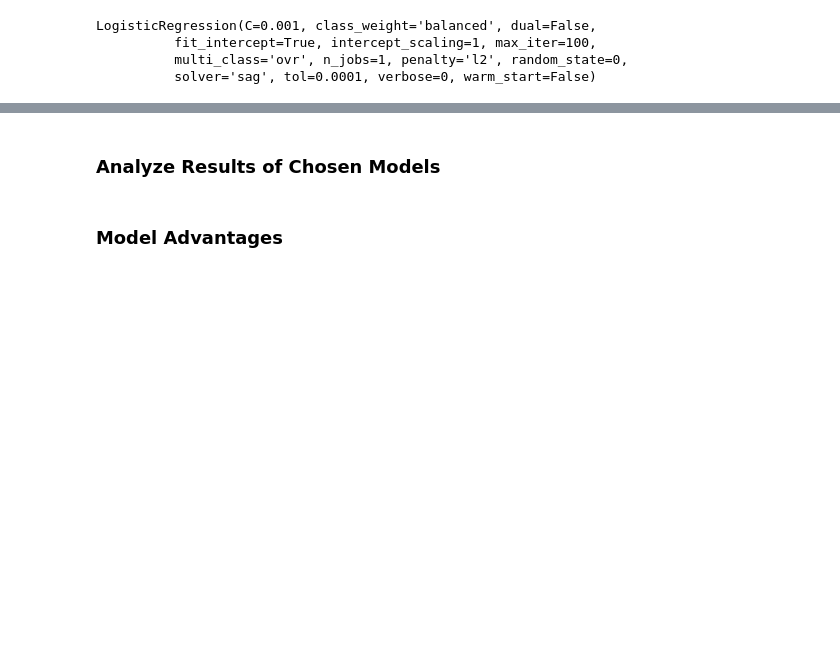
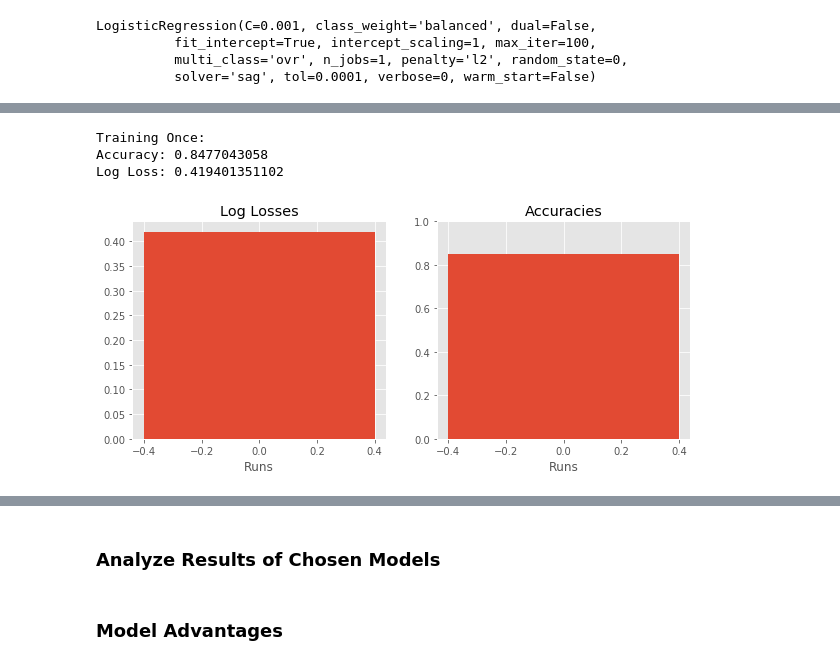
Before and after one commit to davestroud/DataMining_SMU, a Jupyter notebook: Proj2.ipynb, the cells around one changed output, grey strips where cells are left out. Cells and saved outputs as stored; diff of their text form; code cells hidden in the pictures; blank space fills up the shorter version.

```diff
--- a/Proj2.ipynb
+++ b/Proj2.ipynb
@@ -457,0 +479,7 @@ plt.show()
+# %%
+from sklearn.model_selection import StratifiedShuffleSplit
+
+cv = StratifiedShuffleSplit(n_splits=1,train_size=0.5)
+
+# Reset dataframe variable
+df = df2
@@ -457,0 +564,5 @@ plt.show()
+# %%
+yhat = dt_clf.predict(X2[test])
+class_probabilities = dt_clf.predict_proba(X2[test])
+print ('Accuracy:', mt.accuracy_score(y[test],yhat))
+print ('Log Loss:', multiclass_log_loss(y[test], class_probabilities))
@@ -457,0 +597,63 @@ plt.show()
+# %%
+log_losses = []
+accuracies = []
+params = []
+
+from matplotlib import pyplot as plt
+%matplotlib inline
+# %%
+# how to make it generalize a bit better?
+
+# defaults
+dt_clf = DecisionTreeClassifier(criterion='gini', max_depth=None,
+                                min_samples_split=2, min_samples_leaf=1,
+                                max_features=None,
+                                max_leaf_nodes=None)
+
+# overwrite with prepruning methods
+dt_clf = DecisionTreeClassifier(criterion='entropy', max_depth=5,
+                                min_samples_split=1000, min_samples_leaf=1,
+                                max_leaf_nodes=None)
+
+for train, test in cv.split(X,y):
+    print ('Training Once:')
+
+    # transform the data using pca
+    pca.fit(X2[train])
+    X_train = pca.transform(X2[train])
+    X_test = pca.transform(X2[test])
+
+    # train the decision tree algorithm
+    dt_clf.fit(X_train,y[train])
+    yhat = dt_clf.predict(X_test)
+    class_probabilities = dt_clf.predict_proba(X_test)
+
+    # get accuracy and log loss of this training
+    acc = mt.accuracy_score(y[test],yhat)
+    ll = multiclass_log_loss(y[test], class_probabilities)
+    print ('Accuracy:', acc)
+    print ('Log Loss:', ll)
+
+    # save accuracy, log loss, and params of run
+    log_losses.append(ll)
+    accuracies.append(acc)
+    params.append(dt_clf.get_params())
+
+plt.figure(figsize=(10,4))
+plt.subplot(1,2,1)
+plt.bar(range(len(log_losses)),log_losses)
+plt.title('Log Losses')
+plt.xlabel('Runs')
+
+plt.subplot(1,2,2)
+plt.bar(range(len(accuracies)),accuracies)
+plt.title('Accuracies')
+plt.xlabel('Runs')
+plt.ylim([0,1])
+
+plt.show()
+# %% [output]
+Training Once:
+Accuracy: 0.8477043058
+Log Loss: 0.419401351102
+[figure, added]
```
Also changed, not shown: parts of 27 cells of this notebook.
